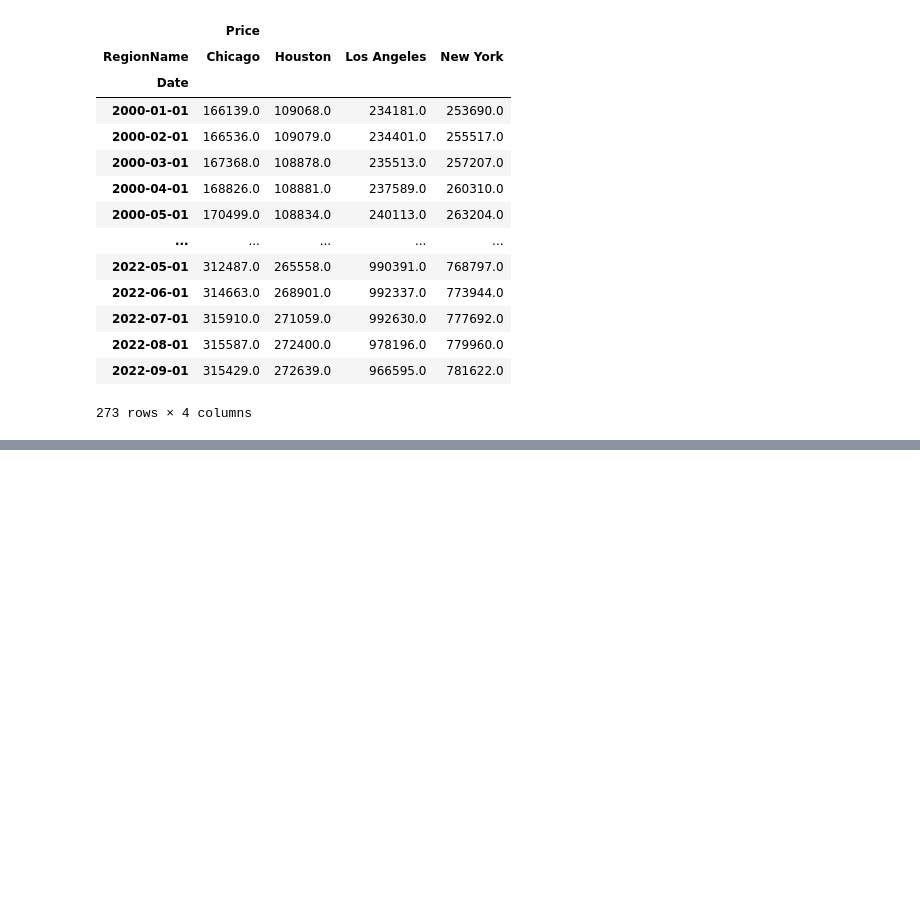
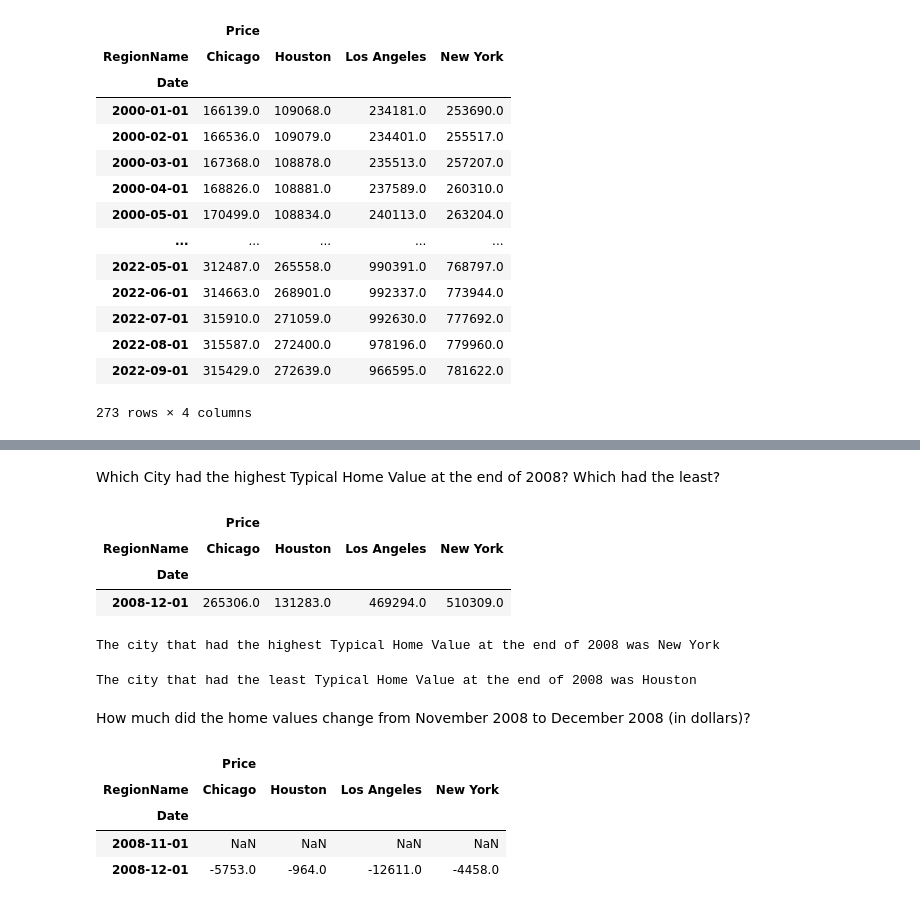
Before and after one commit to mikemenj/Assignments, a Jupyter notebook: DataViz/Week2/Preparing-Time-Series-from-Wide-Form-Data.ipynb, the cells around one changed output, grey strips where cells are left out. Drawn from its saved outputs; the diff is of its cells as text; code cells hidden in the pictures; blank space fills up the shorter version.

```diff
--- a/DataViz/Week2/Preparing-Time-Series-from-Wide-Form-Data.ipynb
+++ b/DataViz/Week2/Preparing-Time-Series-from-Wide-Form-Data.ipynb
@@ -126,0 +138,33 @@ ax = unstacked['Price'].plot()
+# %% [markdown]
+ Which City had the highest Typical Home Value at the end of 2008? Which had the least?
+# %%
+unstacked.loc['2008-12']
+# %% [output]
+|  | Price |  |  |  |
+| RegionName | Chicago | Houston | Los Angeles | New York |
+| Date |  |  |  |  |
+| 2008-12-01 | 265306.0 | 131283.0 | 469294.0 | 510309.0 |
+# %%
+maxcity = unstacked.loc['2008-12'].idxmax(axis=1)[0][1]
+# axis=1 looks for max along columns and returns row,
+# [0] returns value of row but since stacked with Price isolate 2nd value with [0] to get city
+print(f'The city that had the highest Typical Home Value at the end of 2008 was {maxcity}')
+# %% [output]
+The city that had the highest Typical Home Value at the end of 2008 was New York
+# %%
+mincity = unstacked.loc['2008-12'].idxmin(axis=1)[0][1]
+# axis=1 looks for min along columns and returns row,
+# [0] returns value of row but since stacked with Price isolate 2nd value with [0] to get city
+print(f'The city that had the least Typical Home Value at the end of 2008 was {mincity}')
+# %% [output]
+The city that had the least Typical Home Value at the end of 2008 was Houston
+# %% [markdown]
+How much did the home values change from November 2008 to December 2008 (in dollars)?
+# %%
+unstacked.loc['2008-11':'2008-12'].diff()
+# %% [output]
+|  | Price |  |  |  |
+| RegionName | Chicago | Houston | Los Angeles | New York |
+| Date |  |  |  |  |
+| 2008-11-01 | NaN | NaN | NaN | NaN |
+| 2008-12-01 | -5753.0 | -964.0 | -12611.0 | -4458.0 |
```
Also changed, not shown: parts of 5 cells of this notebook.
